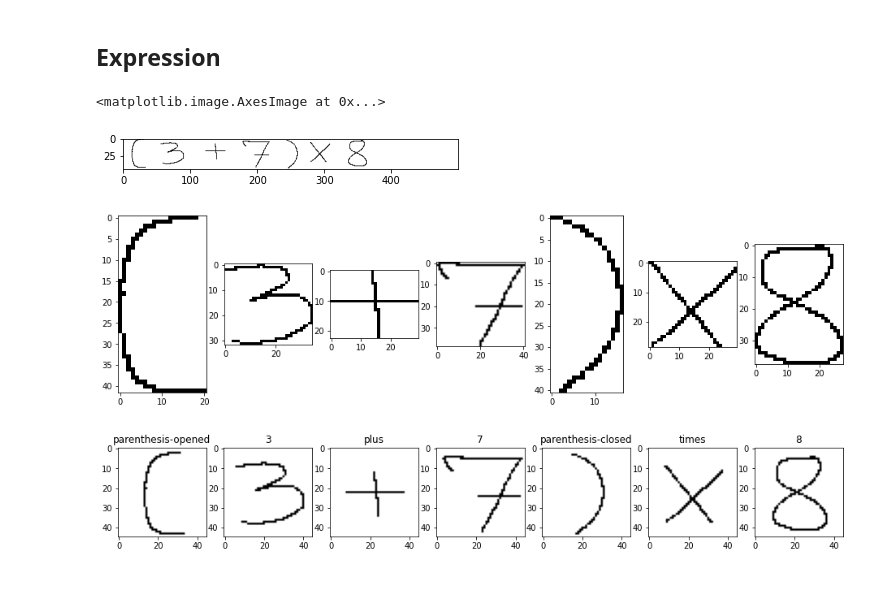
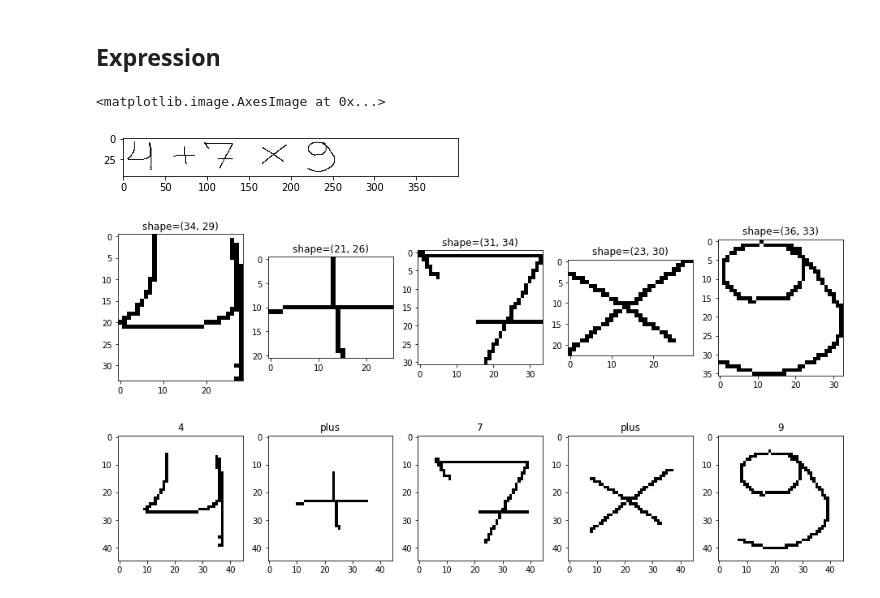
Before and after one commit to senavs/TCC, a Jupyter notebook: notebooks/Crop and Predict.ipynb, the cells around one changed output. Drawn from its saved outputs; the diff is of its cells as text; code cells hidden in the pictures.

```diff
--- a/notebooks/Crop and Predict.ipynb
+++ b/notebooks/Crop and Predict.ipynb
@@ -107,8 +97,8 @@ def pad_image(image: np.ndarray) -> np.ndarray:
 
     return pad_image[x:w, y:h]
 # %%
-expression = cv2.imread('../outside-expression-3.png', DATASET_IMAGES_FLAG)
+expression = cv2.imread('../expressions/outside-expression-3.png', DATASET_IMAGES_FLAG)
 plt.imshow(expression, cmap='gray')
 # %% [output]
 <matplotlib.image.AxesImage at 0x...>
-[figure, old version]
+[figure, new version]
@@ -115,14 +107,15 @@ plt.imshow(expression, cmap='gray')
 # %%
-fig, axs = plt.subplots(1, 7, figsize=(16, 4))
+fig, axs = plt.subplots(1, len(rois), figsize=(16, 4))
 
-for i, roi in enumerate(get_bbs(expression)):
+for i, roi in enumerate(rois):
     axs[i].imshow(roi, cmap='gray')
+    axs[i].set_title(f'shape={roi.shape}')
 # %% [output]
-[figure, old version]
+[figure, new version]
 # %%
-fig, axs = plt.subplots(1, 7, figsize=(16, 4))
+fig, axs = plt.subplots(1, len(rois), figsize=(16, 4))
 
-for i, roi in enumerate(get_bbs(expression)):
+for i, roi in enumerate(rois):
     padded_image = pad_image(roi)
     prediction = predict(pre_processing(padded_image)[np.newaxis, :, :, np.newaxis])
 
@@ -130,4 +123,4 @@ for i, roi in enumerate(get_bbs(expression)):
     axs[i].set_title(prediction)
     # axs[i].axis('off')
 # %% [output]
-[figure, old version]
+[figure, new version]
```
Also changed, not shown: parts of 4 cells of this notebook.
